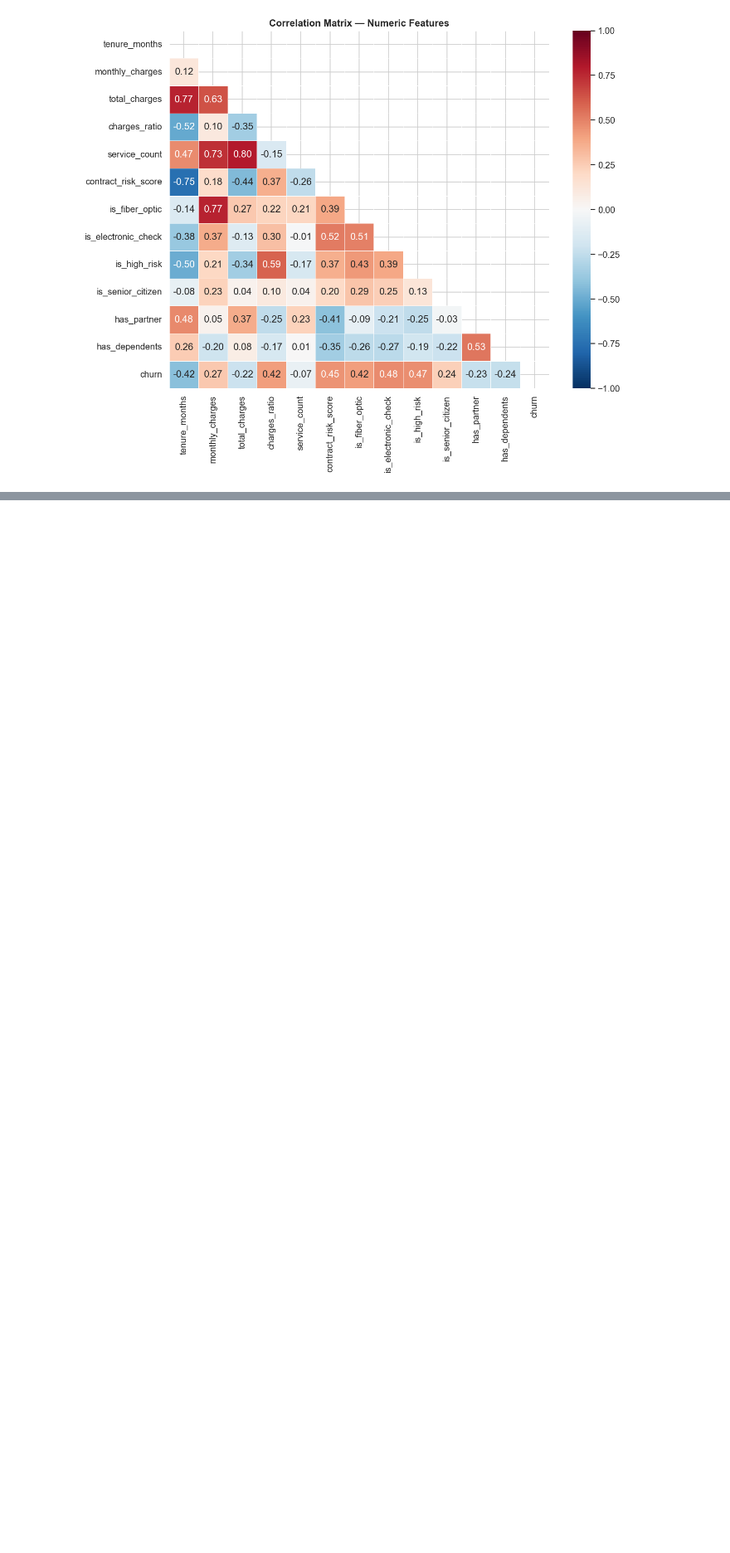
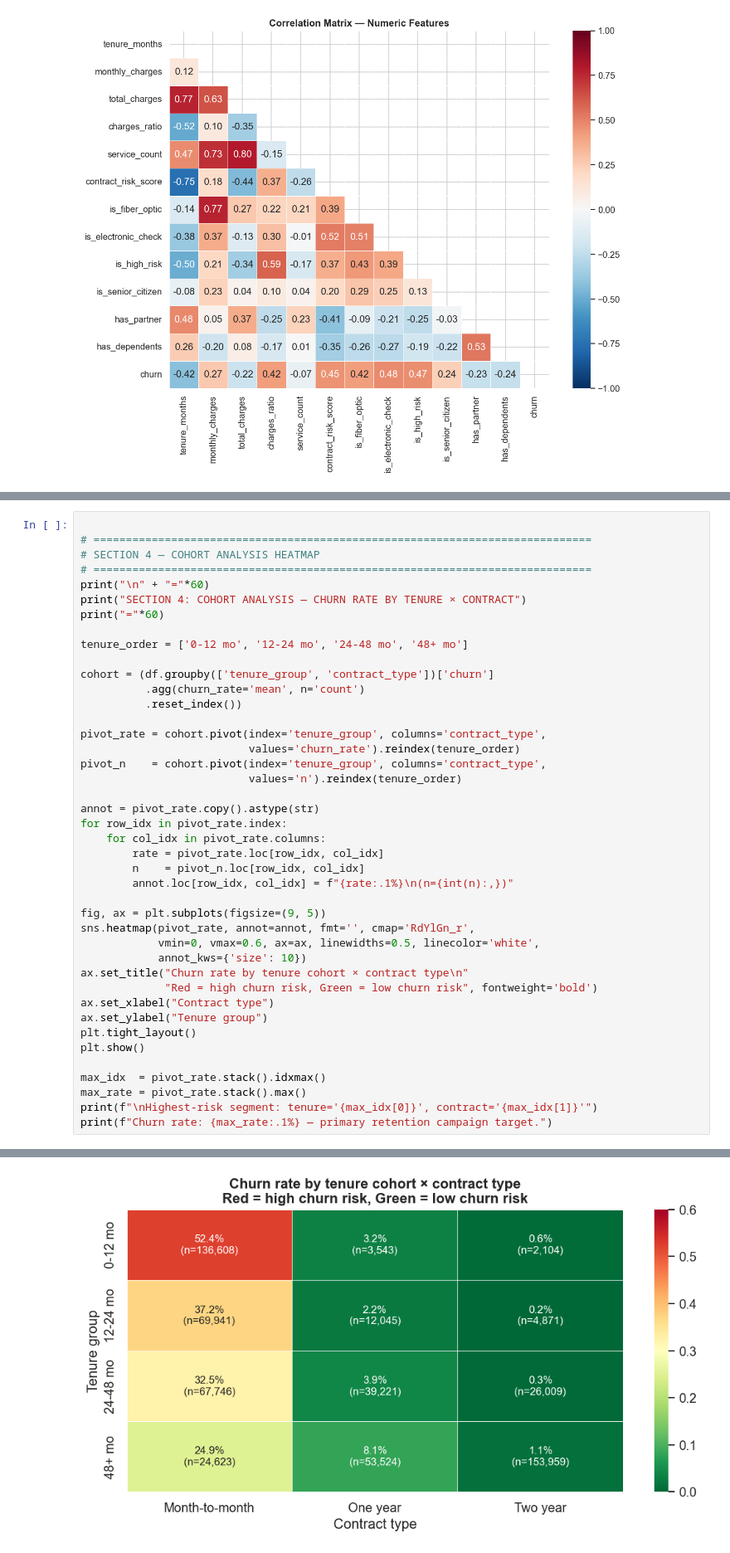
Before and after one commit to amateeraasu/kaggle-telco-churn, a Jupyter notebook: notebooks/churn_prediction.ipynb, the cells around one changed output, grey strips where cells are left out. Shown at 83% size. Drawn from its saved outputs; the diff is of its cells as text; blank space fills up the shorter version.

```diff
--- a/notebooks/churn_prediction.ipynb
+++ b/notebooks/churn_prediction.ipynb
@@ -305,0 +522,43 @@ plt.show()
+# %%
+
+# =============================================================================
+# SECTION 4 — COHORT ANALYSIS HEATMAP
+# =============================================================================
+print("\n" + "="*60)
+print("SECTION 4: COHORT ANALYSIS — CHURN RATE BY TENURE × CONTRACT")
+print("="*60)
+
+tenure_order = ['0-12 mo', '12-24 mo', '24-48 mo', '48+ mo']
+
+cohort = (df.groupby(['tenure_group', 'contract_type'])['churn']
+          .agg(churn_rate='mean', n='count')
+          .reset_index())
+
+pivot_rate = cohort.pivot(index='tenure_group', columns='contract_type',
+                          values='churn_rate').reindex(tenure_order)
+pivot_n    = cohort.pivot(index='tenure_group', columns='contract_type',
+                          values='n').reindex(tenure_order)
+
+annot = pivot_rate.copy().astype(str)
+for row_idx in pivot_rate.index:
+    for col_idx in pivot_rate.columns:
+        rate = pivot_rate.loc[row_idx, col_idx]
+        n    = pivot_n.loc[row_idx, col_idx]
+        annot.loc[row_idx, col_idx] = f"{rate:.1%}\n(n={int(n):,})"
+
+fig, ax = plt.subplots(figsize=(9, 5))
+sns.heatmap(pivot_rate, annot=annot, fmt='', cmap='RdYlGn_r',
+            vmin=0, vmax=0.6, ax=ax, linewidths=0.5, linecolor='white',
+            annot_kws={'size': 10})
+ax.set_title("Churn rate by tenure cohort × contract type\n"
+             "Red = high churn risk, Green = low churn risk", fontweight='bold')
+ax.set_xlabel("Contract type")
+ax.set_ylabel("Tenure group")
+plt.tight_layout()
+plt.show()
+
+max_idx  = pivot_rate.stack().idxmax()
+max_rate = pivot_rate.stack().max()
+print(f"\nHighest-risk segment: tenure='{max_idx[0]}', contract='{max_idx[1]}'")
+print(f"Churn rate: {max_rate:.1%} — primary retention campaign target.")
+# %% [output]
@@ -305,0 +568 @@ plt.show()
+[figure, added]
```
Also changed, not shown: parts of 11 cells of this notebook, 1 other file.
